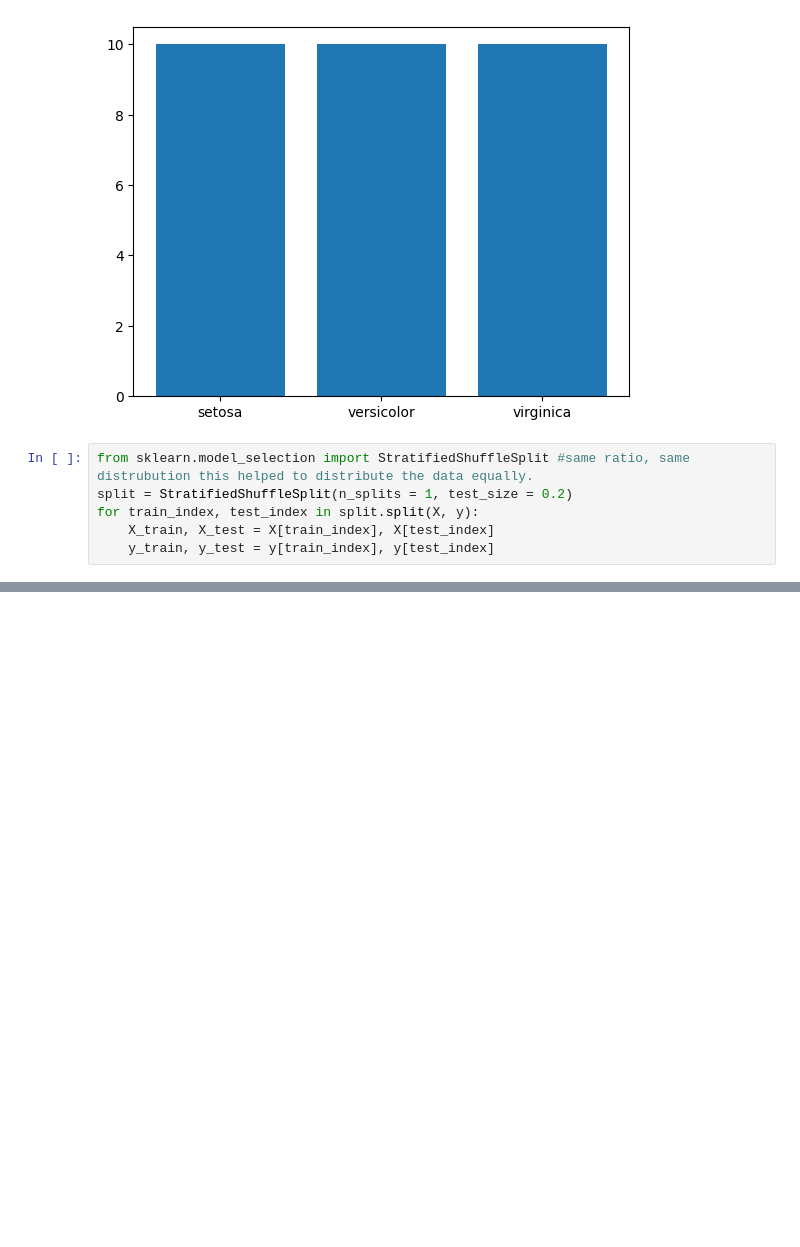
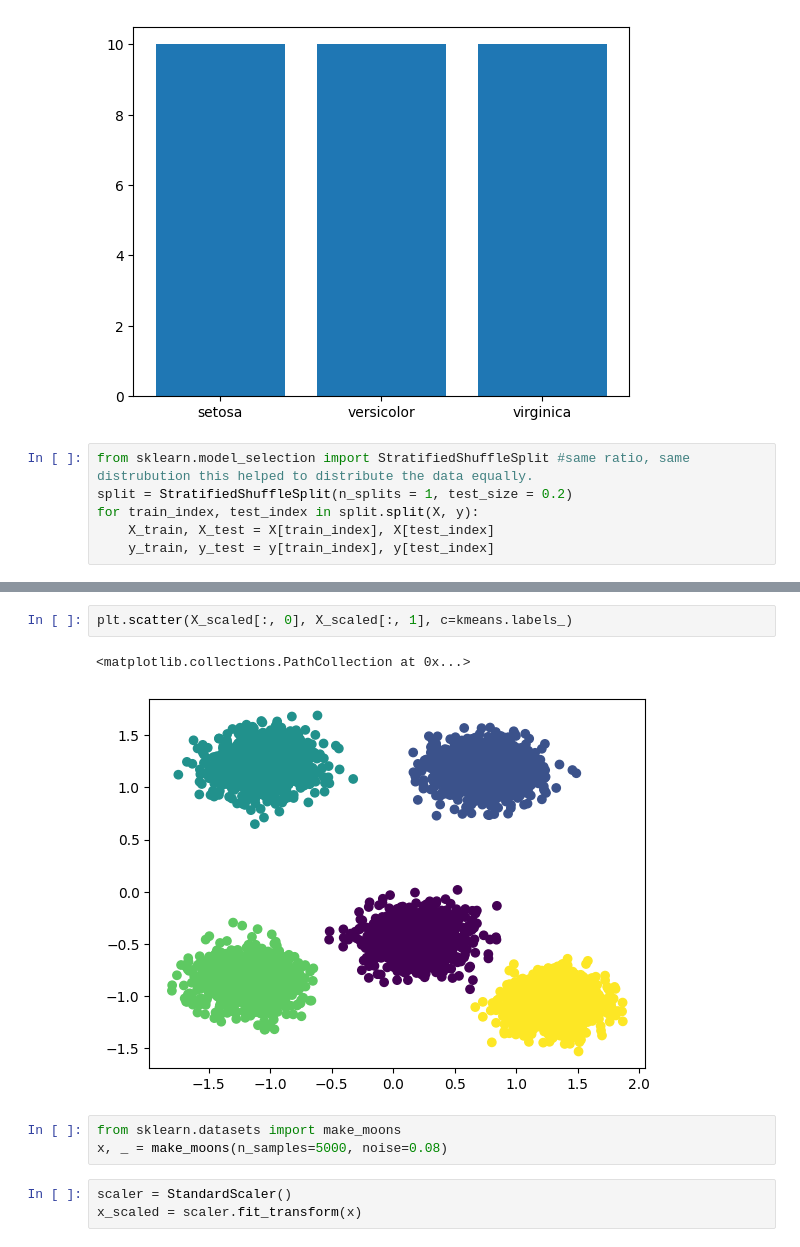
Before and after one commit to miksang0/Scikit-Learn, a Jupyter notebook: Scikit_Learn.ipynb, the cells around one changed output, grey strips where cells are left out. Cells and saved outputs as stored; diff of their text form; blank space fills up the shorter version.

```diff
--- a/Scikit_Learn.ipynb
+++ b/Scikit_Learn.ipynb
@@ -170,0 +476,11 @@ for train_index, test_index in split.split(X, y):
+# %%
+plt.scatter(X_scaled[:, 0], X_scaled[:, 1], c=kmeans.labels_)
+# %% [output]
+<matplotlib.collections.PathCollection at 0x...>
+[figure, added]
+# %%
+from sklearn.datasets import make_moons
+x, _ = make_moons(n_samples=5000, noise=0.08)
+# %%
+scaler = StandardScaler()
+x_scaled = scaler.fit_transform(x)
```
Also changed, not shown: parts of 41 cells of this notebook.
